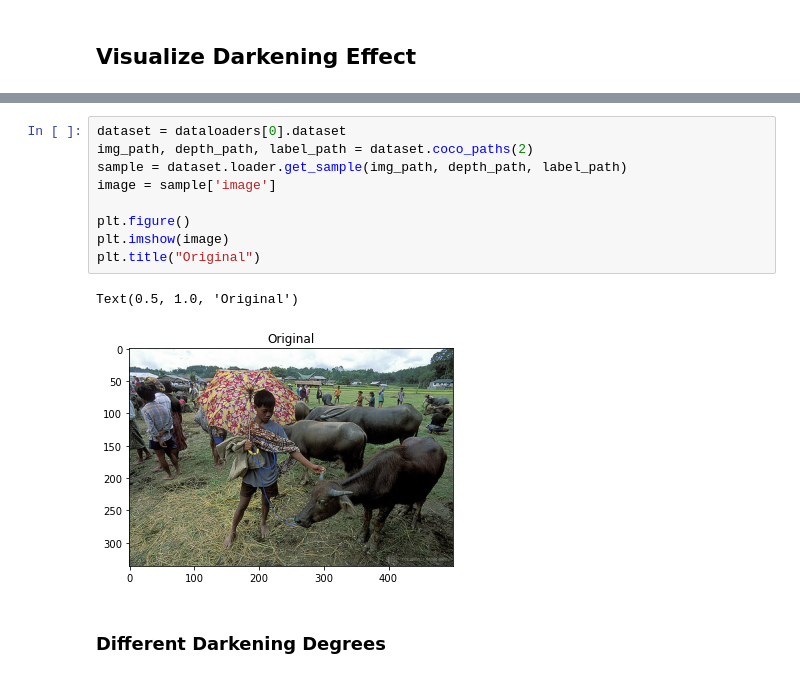
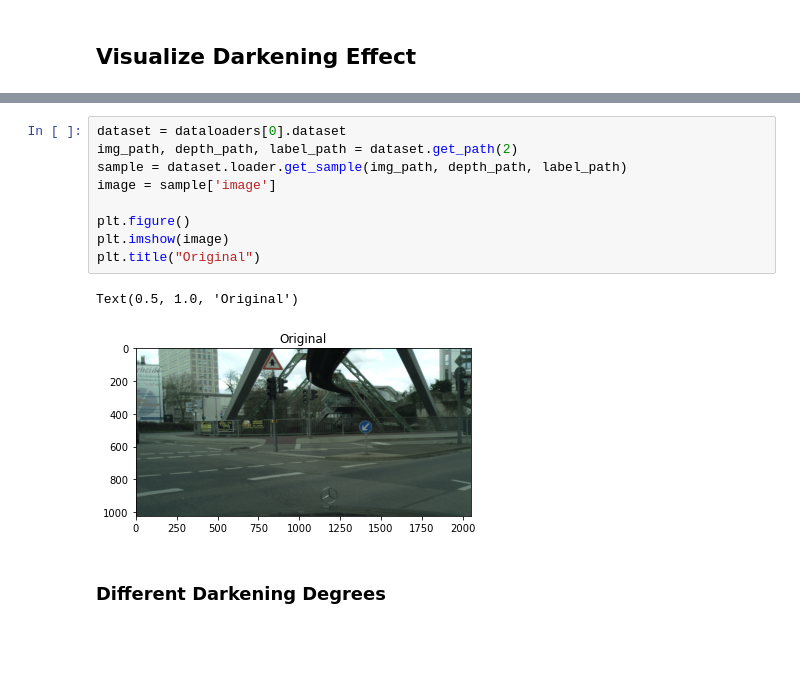
Before and after one commit to crmauceri/pytorch-deeplab-xception, a Jupyter notebook: visualization_scripts/Test_Degree_of_Darkness.ipynb, the cells around one changed output, grey strips where cells are left out. Cells and saved outputs as stored; diff of their text form; blank space fills up the shorter version.

```diff
--- a/visualization_scripts/Test_Degree_of_Darkness.ipynb
+++ b/visualization_scripts/Test_Degree_of_Darkness.ipynb
@@ -38,15 +34,15 @@ Using RGB-D input
 # %%
 dataset = dataloaders[0].dataset
-img_path, depth_path, label_path = dataset.coco_paths(2)
+img_path, depth_path, label_path = dataset.get_path(2)
 sample = dataset.loader.get_sample(img_path, depth_path, label_path)
 image = sample['image']
 
 plt.figure()
 plt.imshow(image)
 plt.title("Original")
 # %% [output]
 Text(0.5, 1.0, 'Original')
-[figure, old version]
+[figure, new version]
 # %% [markdown]
 ### Different Darkening Degrees
 # %%
```
Also changed, not shown: parts of 13 cells of this notebook, 1 other file.
